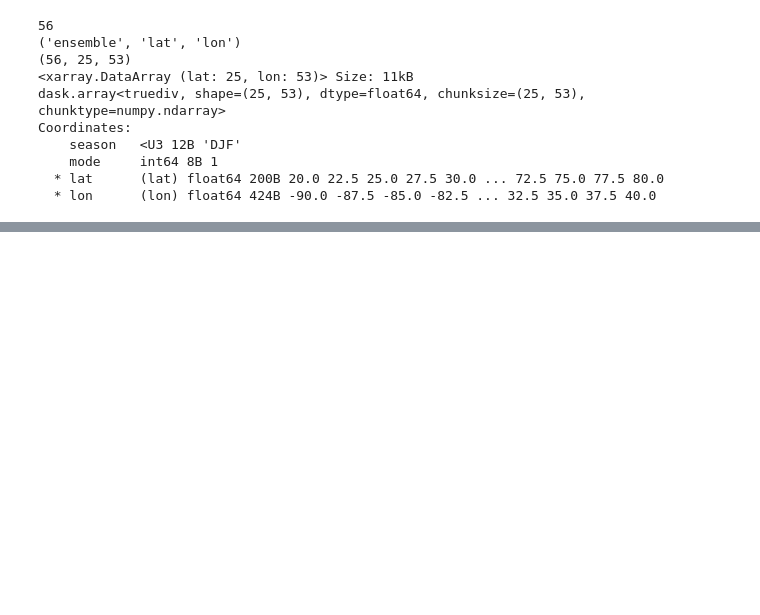
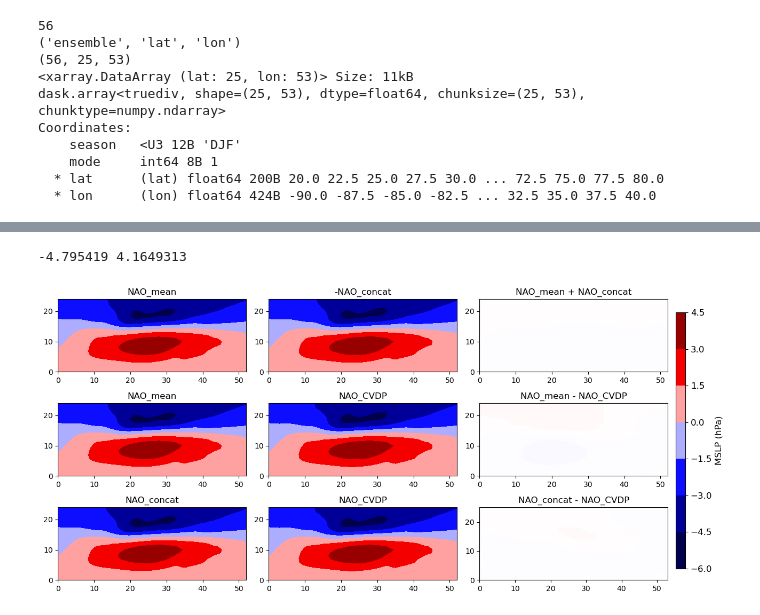
Before and after one commit to slbennie/scripts_trend_projections, a Jupyter notebook: trend_projection/Plotting_ensemble_spread_era5.ipynb, the cells around one changed output, grey strips where cells are left out. Drawn from its saved outputs; the diff is of its cells as text; code cells hidden in the pictures; blank space fills up the shorter version.

```diff
--- a/trend_projection/Plotting_ensemble_spread_era5.ipynb
+++ b/trend_projection/Plotting_ensemble_spread_era5.ipynb
@@ -204,0 +257,69 @@ plt.show()
+# %%
+import matplotlib.pyplot as plt
+import numpy as np
+
+fig, ax = plt.subplots(nrows=3, ncols=3, figsize=(12, 6))
+
+# Calculate global vmin and vmax across all data to normalize colormap
+all_data = [
+    NAO_mean,
+    -NAO_concat,
+    NAO_mean + NAO_concat,
+    NAO_mean,
+    NAO_CVDP,
+    NAO_mean - NAO_CVDP,
+    -NAO_concat,
+    NAO_CVDP,
+    -NAO_concat-NAO_CVDP
+]
+
+vmin = min(np.nanmin(data) for data in all_data)
+vmax = max(np.nanmax(data) for data in all_data)
+print(vmin, vmax)
+
+levels = np.arange(-4.8,5,0.2)
+cmap='seismic'
+
+norm = mcolors.TwoSlopeNorm(vmin=vmin, vcenter=0, vmax=vmax)
+
+# Plot each with the same colormap range
+contour = ax[0,0].contourf(NAO_mean, norm=norm, cmap=cmap)
+ax[0,0].set_title("NAO_mean")
+
+ax[0,1].contourf(-NAO_concat, norm=norm, cmap=cmap)
+ax[0,1].set_title("-NAO_concat")
+
+ax[0,2].contourf(NAO_mean + NAO_concat, norm=norm, cmap=cmap)
+ax[0,2].set_title("NAO_mean + NAO_concat")
+
+ax[1,0].contourf(NAO_mean, norm=norm, cmap=cmap)
+ax[1,0].set_title("NAO_mean")
+
+ax[1,1].contourf(NAO_CVDP, norm=norm, cmap=cmap)
+ax[1,1].set_title("NAO_CVDP")
+
+ax[1,2].contourf(NAO_mean - NAO_CVDP, norm=norm, cmap=cmap)
+ax[1,2].set_title("NAO_mean - NAO_CVDP")
+
+ax[2,0].contourf(-NAO_concat, norm=norm, cmap=cmap)
+ax[2,0].set_title("NAO_concat")
+
+ax[2,1].contourf(NAO_CVDP, norm=norm, cmap=cmap)
+ax[2,1].set_title("NAO_CVDP")
+
+ax[2,2].pcolormesh(-NAO_concat - NAO_CVDP, norm=norm, cmap=cmap)
+ax[2,2].set_title("NAO_concat - NAO_CVDP")
+
+#ticks = [-6,-5,-4,-3,-2,-1,0,1,2,3,4,5,6]
+
+# Add colorbar
+cax = fig.add_axes([1, 0.1, 0.015, 0.8])
+cbar = fig.colorbar(contour, cax=cax, orientation='vertical')
+cbar.set_label('MSLP (hPa)', fontsize=12)
+cbar.ax.tick_params(labelsize=12)
+
+plt.tight_layout()
+plt.show()
+# %% [output]
+-4.795419 4.1649313
+[figure, added]
```
Also changed, not shown: parts of 10 cells of this notebook, 3 other files.
